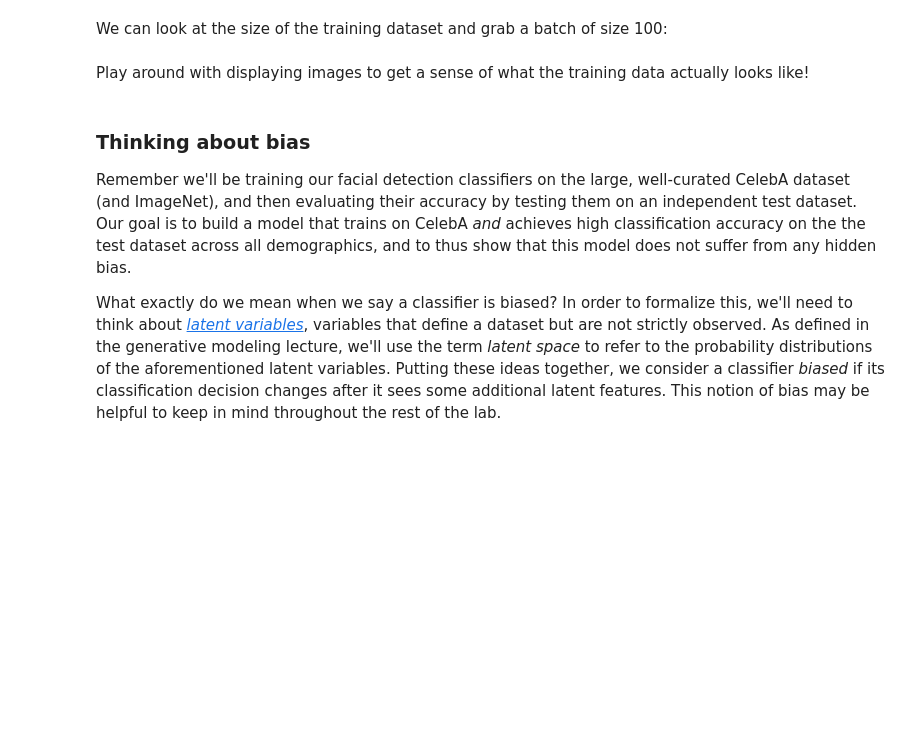
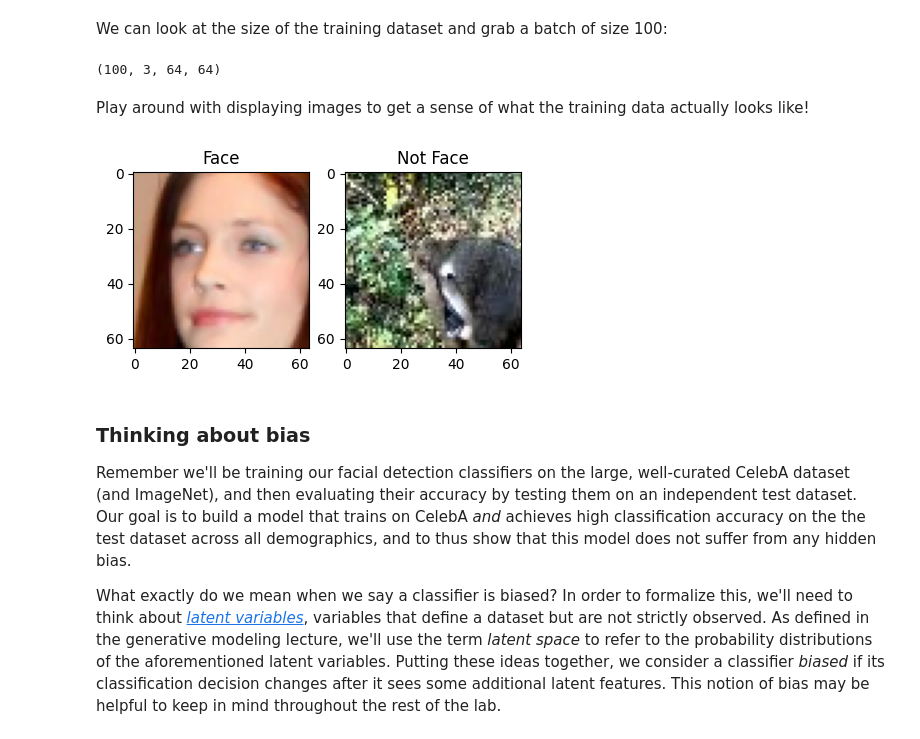
Before and after one commit to thobitz/introtodeeplearning, a Jupyter notebook: lab2/PT_Part2_Debiasing.ipynb, the cells around one changed output. Cells and saved outputs as stored; diff of their text form; code cells hidden in the pictures; blank space fills up the shorter version.

```diff
--- a/lab2/PT_Part2_Debiasing.ipynb
+++ b/lab2/PT_Part2_Debiasing.ipynb
@@ -127,29 +131,34 @@ number_of_training_examples = loader.get_train_size()
 (images, labels) = loader.get_batch(100)
 # %%
 B, C, H, W = images.shape
+print(images.shape)
+# %% [output]
+(100, 3, 64, 64)
 # %% [markdown]
 Play around with displaying images to get a sense of what the training data actually looks like!
 # %%
 ### Examining the CelebA training dataset ###
 
 # @title Change the sliders to look at positive and negative training examples! { run: "auto" }
 
 face_images = images[np.where(labels == 1)[0]].transpose(0, 2, 3, 1)
 not_face_images = images[np.where(labels == 0)[0]].transpose(0, 2, 3, 1)
 
-idx_face = 23  # @param {type:"slider", min:0, max:50, step:1}
-idx_not_face = 9  # @param {type:"slider", min:0, max:50, step:1}
+idx_face = 6  # @param {type:"slider", min:0, max:50, step:1}
+idx_not_face = 33  # @param {type:"slider", min:0, max:50, step:1}
 
 plt.figure(figsize=(5, 5))
 plt.subplot(1, 2, 1)
 plt.imshow(face_images[idx_face])
 plt.title("Face")
 plt.grid(False)
 
 plt.subplot(1, 2, 2)
 plt.imshow(not_face_images[idx_not_face])
 plt.title("Not Face")
 plt.grid(False)
+# %% [output]
+[figure, added]
 # %% [markdown]
 ### Thinking about bias
 
```
Also changed, not shown: parts of 7 cells of this notebook.
